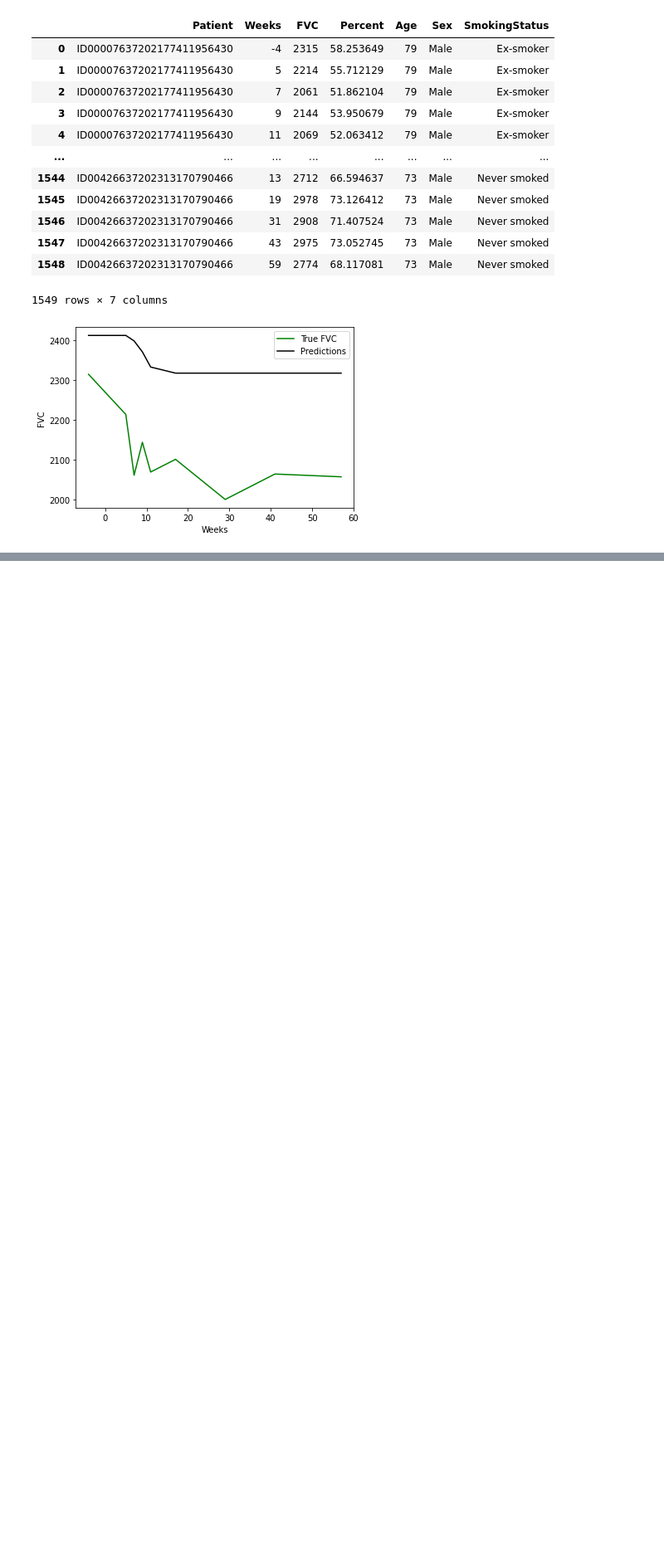
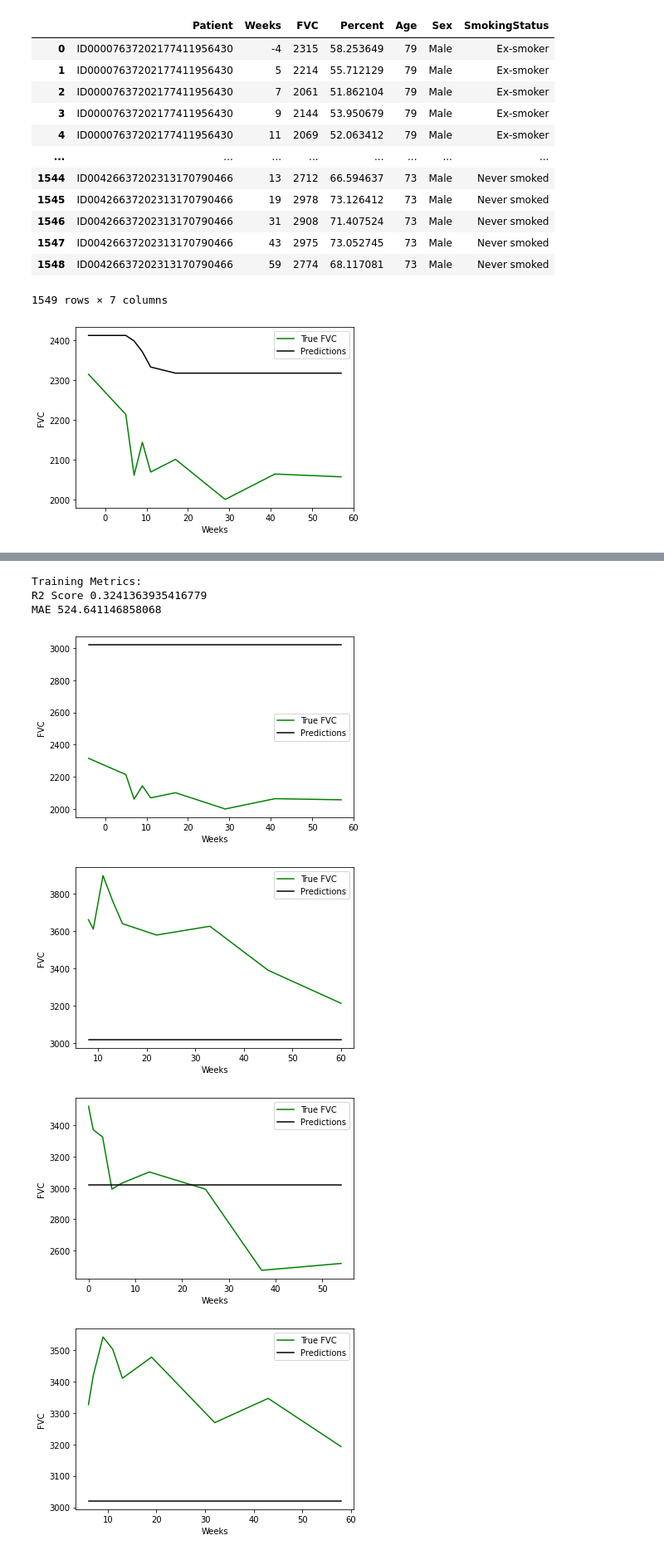
Before and after one commit to vdegenova/osic_kaggle, a Jupyter notebook: Non-Image Model.ipynb, the cells around one changed output, grey strips where cells are left out. Shown at 83% size. Drawn from its saved outputs; the diff is of its cells as text; code cells hidden in the pictures; blank space fills up the shorter version.

```diff
--- a/Non-Image Model.ipynb
+++ b/Non-Image Model.ipynb
@@ -105,0 +108,6 @@ plt.show()
+# %%
+cats = train_df_copy[["Sex"]]
+
+cats = pd.concat([cats, pd.get_dummies(cats['Sex'], prefix='Gender',)],axis=1).drop(['Sex'],axis=1)
+train_df_copy = pd.concat([train_df_copy, cats], axis=1)
+train_df_copy
@@ -105,0 +128,3 @@ plt.show()
+# %%
+training_with_gender = train_df_copy[["Weeks", "Age", "SS_Currently smokes", "SS_Ex-smoker", "SS_Never smoked", "Gender_Female", "Gender_Male" ]]
+training_with_gender
@@ -105,0 +145,23 @@ plt.show()
+# %%
+regr.fit(training_with_gender.values, y)
+y_pred = regr.predict(training_with_gender)
+print(f'Training Metrics: \nR2 Score {r2_score(y, y_pred)} \nMAE {mean_absolute_error(y, y_pred)} ')
+# %% [output]
+Training Metrics:
+R2 Score 0.3241363935416779
+MAE 524.641146858068
+# %%
+for p in patients[:5]:
+    one_patient = train_df_copy[train_df_copy.Patient == p]
+    one_patient = one_patient.sort_values(by=['Weeks'])
+    predictions = regr.predict(one_patient[["Age", "Weeks", "SS_Currently smokes", "SS_Ex-smoker", "SS_Never smoked", "Gender_Female", "Gender_Male"]].values)
+    one_patient.plot(kind='line',x='Weeks',y='FVC',color='green', label="True FVC")
+    plt.plot(one_patient[["Weeks"]].values, predictions, 'k', label="Predictions")
+    plt.ylabel("FVC")
+    plt.legend()
+plt.show()
+# %% [output]
+[figure, added]
+[figure, added]
+[figure, added]
+[figure, added]
```
Also changed, not shown: parts of 4 cells of this notebook.
